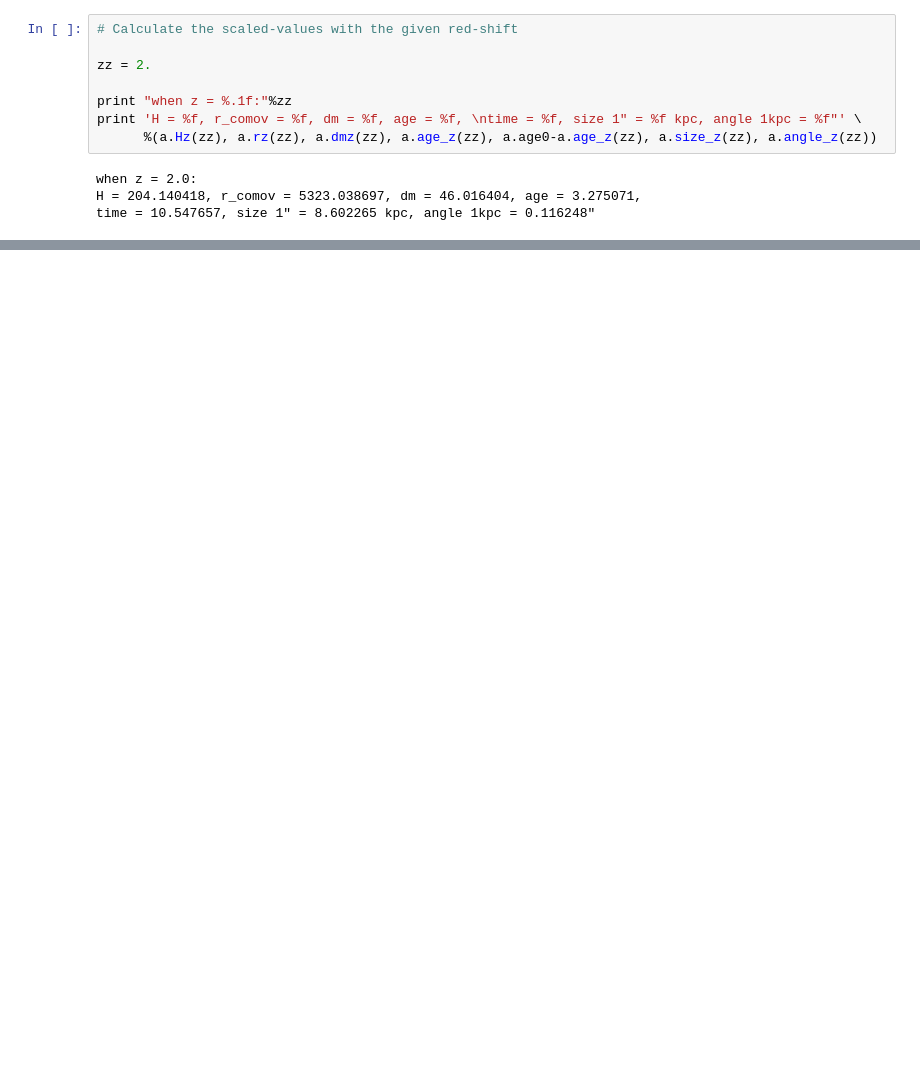
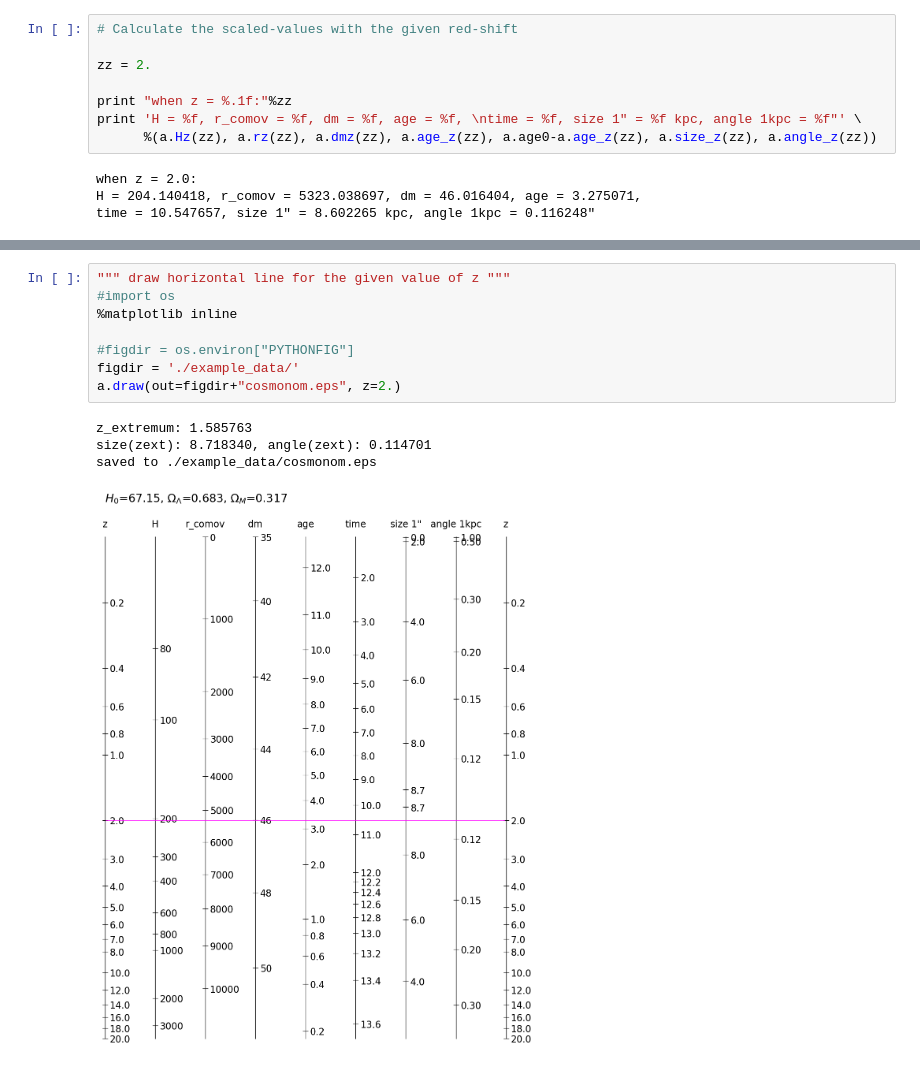
Before and after one commit to astrodoo/pyds, a Jupyter notebook: ipynb/cosmonom.ipynb, the cells around one changed output, grey strips where cells are left out. Saved outputs shown, nothing was run; the diff lists cells and outputs as text; blank space fills up the shorter version.

```diff
--- a/ipynb/cosmonom.ipynb
+++ b/ipynb/cosmonom.ipynb
@@ -59,0 +60,13 @@ saved to ./example_data/cosmonom.png
+# %%
+""" draw horizontal line for the given value of z """
+#import os
+%matplotlib inline
+
+#figdir = os.environ["PYTHONFIG"]
+figdir = './example_data/'
+a.draw(out=figdir+"cosmonom.eps", z=2.)
+# %% [output]
+z_extremum: 1.585763
+size(zext): 8.718340, angle(zext): 0.114701
+saved to ./example_data/cosmonom.eps
+[figure, added]
```
Also changed, not shown: parts of 3 cells of this notebook, 3 other files.
